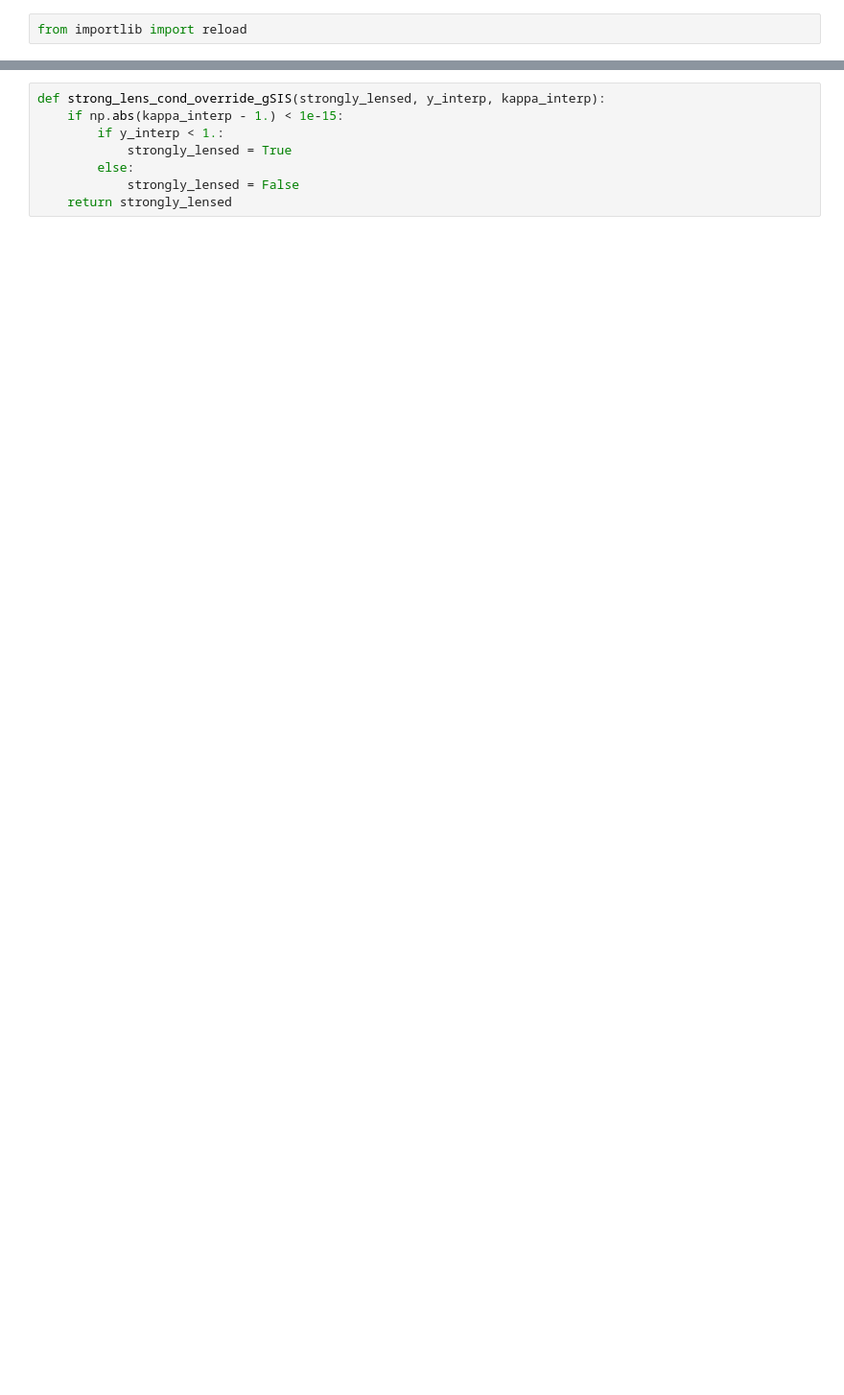
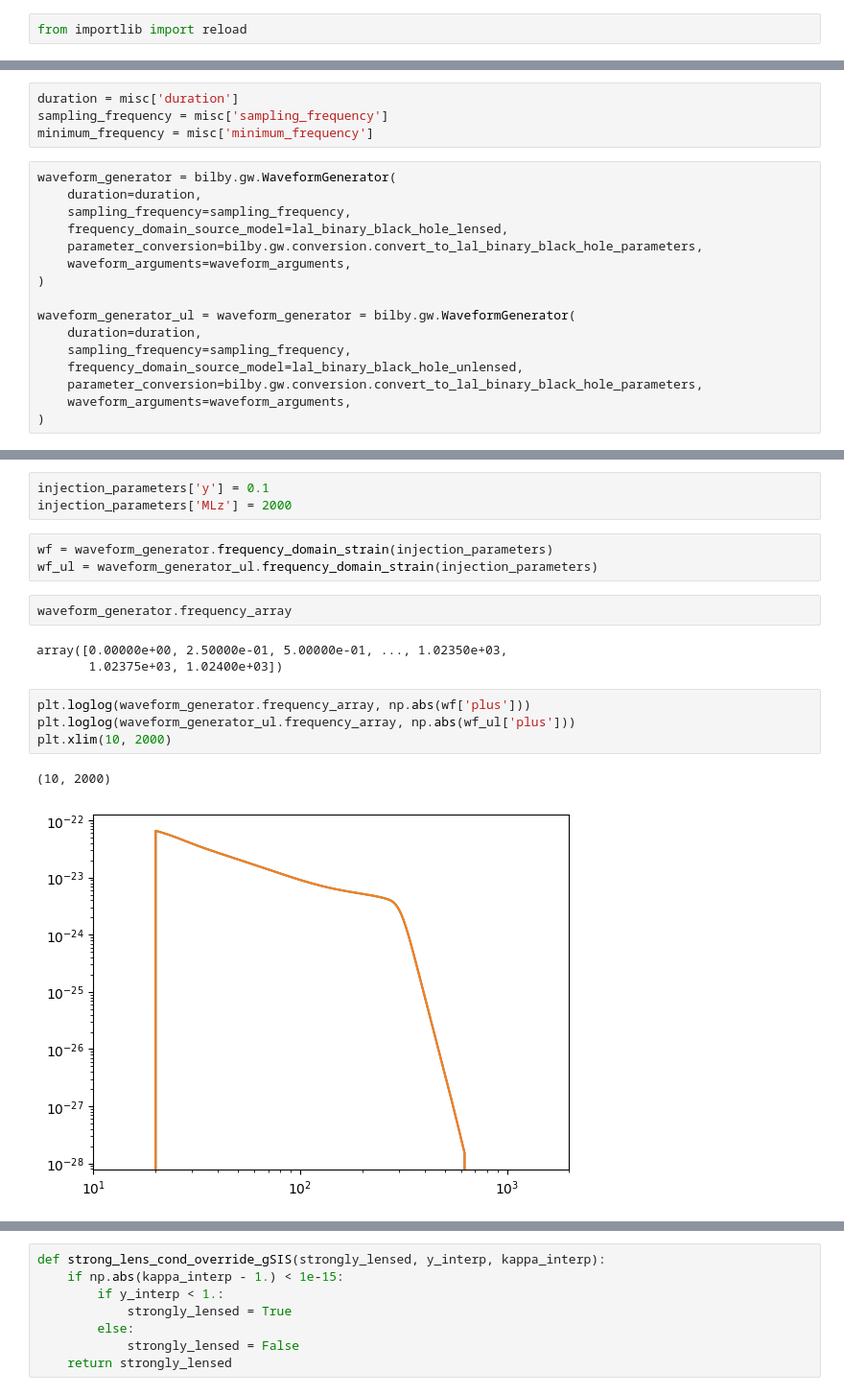
Before and after one commit to mhycheung/glworia, a Jupyter notebook: load_interp_simple.ipynb, the cells around one changed output, grey strips where cells are left out. Shown at 96% size. Saved outputs shown, nothing was run; the diff lists cells and outputs as text; blank space fills up the shorter version.

```diff
--- a/load_interp_simple.ipynb
+++ b/load_interp_simple.ipynb
@@ -32,0 +70,20 @@ settings = {
+# %%
+duration = misc['duration']
+sampling_frequency = misc['sampling_frequency']
+minimum_frequency = misc['minimum_frequency']
+# %%
+waveform_generator = bilby.gw.WaveformGenerator(
+    duration=duration,
+    sampling_frequency=sampling_frequency,
+    frequency_domain_source_model=lal_binary_black_hole_lensed,
+    parameter_conversion=bilby.gw.conversion.convert_to_lal_binary_black_hole_parameters,
+    waveform_arguments=waveform_arguments,
+)
+
+waveform_generator_ul = waveform_generator = bilby.gw.WaveformGenerator(
+    duration=duration,
+    sampling_frequency=sampling_frequency,
+    frequency_domain_source_model=lal_binary_black_hole_unlensed,
+    parameter_conversion=bilby.gw.conversion.convert_to_lal_binary_black_hole_parameters,
+    waveform_arguments=waveform_arguments,
+)
@@ -32,0 +109,18 @@ settings = {
+# %%
+injection_parameters['y'] = 0.1
+injection_parameters['MLz'] = 2000
+# %%
+wf = waveform_generator.frequency_domain_strain(injection_parameters)
+wf_ul = waveform_generator_ul.frequency_domain_strain(injection_parameters)
+# %%
+waveform_generator.frequency_array
+# %% [output]
+array([0.00000e+00, 2.50000e-01, 5.00000e-01, ..., 1.02350e+03,
+       1.02375e+03, 1.02400e+03])
+# %%
+plt.loglog(waveform_generator.frequency_array, np.abs(wf['plus']))
+plt.loglog(waveform_generator_ul.frequency_array, np.abs(wf_ul['plus']))
+plt.xlim(10, 2000)
+# %% [output]
+(10, 2000)
+[figure, added]
```
Also changed, not shown: parts of 19 cells of this notebook, 2 other files.
